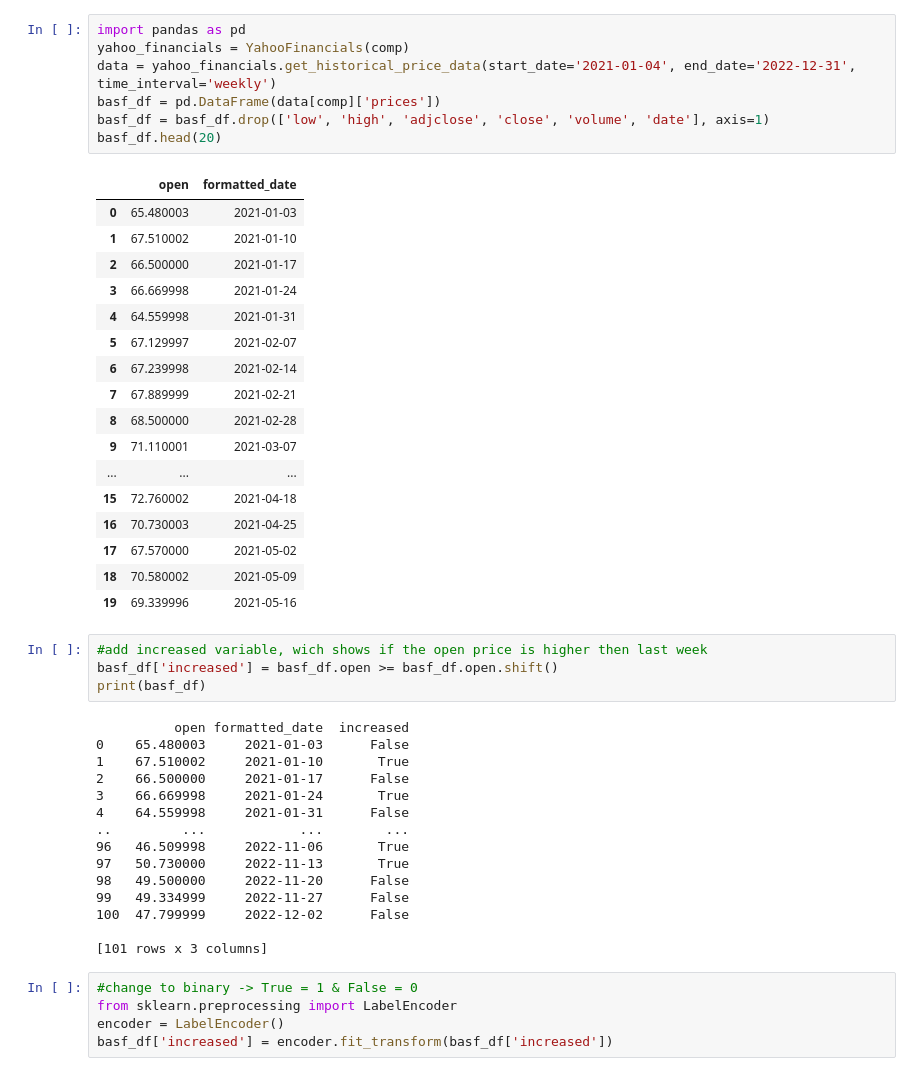
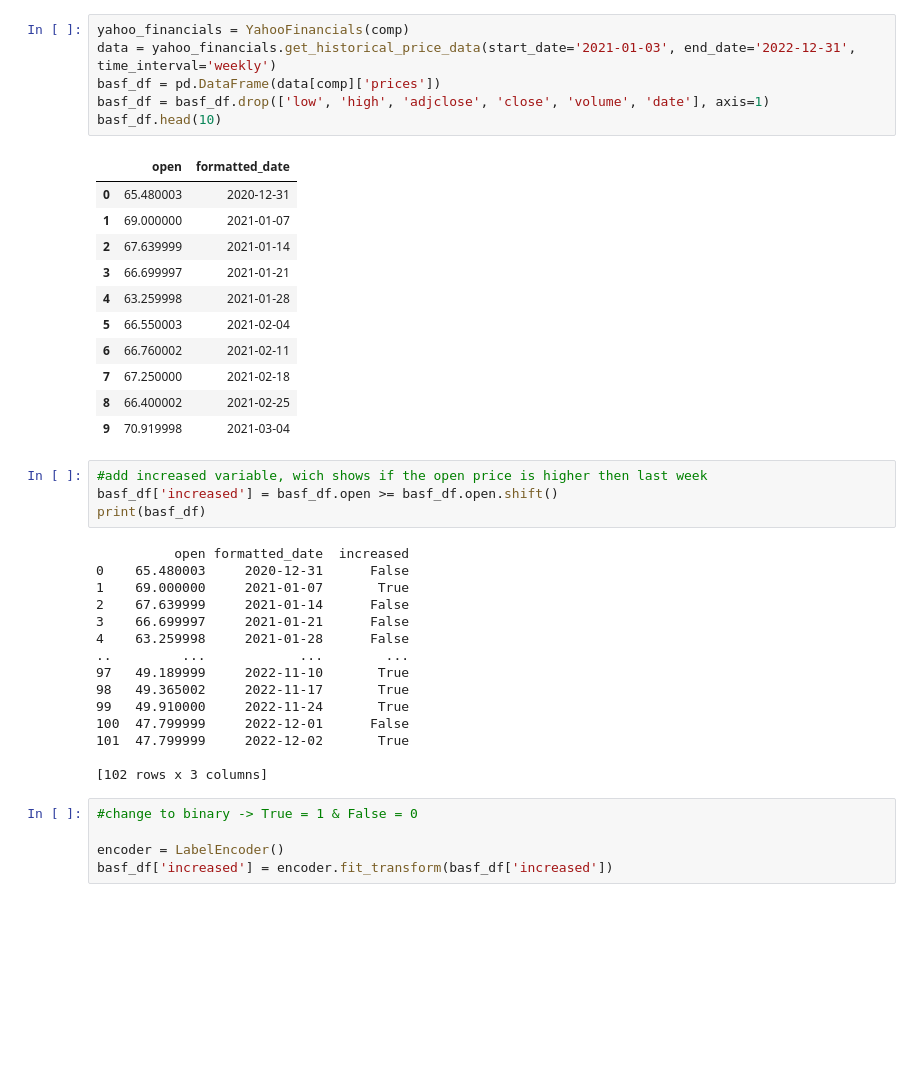
Before and after one commit to tomheyden/StockPricePrediction, a Jupyter notebook: StockPrices.ipynb, the cells around one changed output. Drawn from its saved outputs; the diff is of its cells as text; blank space fills up the shorter version.

```diff
--- a/StockPrices.ipynb
+++ b/StockPrices.ipynb
@@ -54,50 +60,43 @@ Requirement already satisfied: beautifulsoup4 in /usr/local/lib/python3.8/dist-p
 # %%
-import pandas as pd
 yahoo_financials = YahooFinancials(comp)
-data = yahoo_financials.get_historical_price_data(start_date='2021-01-04', end_date='2022-12-31', time_interval='weekly')
+data = yahoo_financials.get_historical_price_data(start_date='2021-01-03', end_date='2022-12-31', time_interval='weekly')
 basf_df = pd.DataFrame(data[comp]['prices'])
 basf_df = basf_df.drop(['low', 'high', 'adjclose', 'close', 'volume', 'date'], axis=1)
-basf_df.head(20)
+basf_df.head(10)
 # %% [output]
 |  | open | formatted_date |
-| 0 | 65.480003 | 2021-01-03 |
-| 1 | 67.510002 | 2021-01-10 |
-| 2 | 66.500000 | 2021-01-17 |
-| 3 | 66.669998 | 2021-01-24 |
-| 4 | 64.559998 | 2021-01-31 |
-| 5 | 67.129997 | 2021-02-07 |
-| 6 | 67.239998 | 2021-02-14 |
-| 7 | 67.889999 | 2021-02-21 |
-| 8 | 68.500000 | 2021-02-28 |
-| 9 | 71.110001 | 2021-03-07 |
-| ... | ... | ... |
-| 15 | 72.760002 | 2021-04-18 |
-| 16 | 70.730003 | 2021-04-25 |
-| 17 | 67.570000 | 2021-05-02 |
-| 18 | 70.580002 | 2021-05-09 |
-| 19 | 69.339996 | 2021-05-16 |
+| 0 | 65.480003 | 2020-12-31 |
+| 1 | 69.000000 | 2021-01-07 |
+| 2 | 67.639999 | 2021-01-14 |
+| 3 | 66.699997 | 2021-01-21 |
+| 4 | 63.259998 | 2021-01-28 |
+| 5 | 66.550003 | 2021-02-04 |
+| 6 | 66.760002 | 2021-02-11 |
+| 7 | 67.250000 | 2021-02-18 |
+| 8 | 66.400002 | 2021-02-25 |
+| 9 | 70.919998 | 2021-03-04 |
 # %%
 #add increased variable, wich shows if the open price is higher then last week
 basf_df['increased'] = basf_df.open >= basf_df.open.shift()
 print(basf_df)
 # %% [output]
           open formatted_date  increased
-0    65.480003     2021-01-03      False
-1    67.510002     2021-01-10       True
-2    66.500000     2021-01-17      False
-3    66.669998     2021-01-24       True
-4    64.559998     2021-01-31      False
+0    65.480003     2020-12-31      False
+1    69.000000     2021-01-07       True
+2    67.639999     2021-01-14      False
+3    66.699997     2021-01-21      False
+4    63.259998     2021-01-28      False
 ..         ...            ...        ...
-96   46.509998     2022-11-06       True
-97   50.730000     2022-11-13       True
-98   49.500000     2022-11-20      False
-99   49.334999     2022-11-27      False
-100  47.799999     2022-12-02      False
+97   49.189999     2022-11-10       True
+98   49.365002     2022-11-17       True
+99   49.910000     2022-11-24       True
+100  47.799999     2022-12-01      False
+101  47.799999     2022-12-02       True
 
-[101 rows x 3 columns]
+[102 rows x 3 columns]
 # %%
 #change to binary -> True = 1 & False = 0
-from sklearn.preprocessing import LabelEncoder
+
 encoder = LabelEncoder()
 basf_df['increased'] = encoder.fit_transform(basf_df['increased'])
 # %%
```
Also changed, not shown: parts of 20 cells of this notebook.
